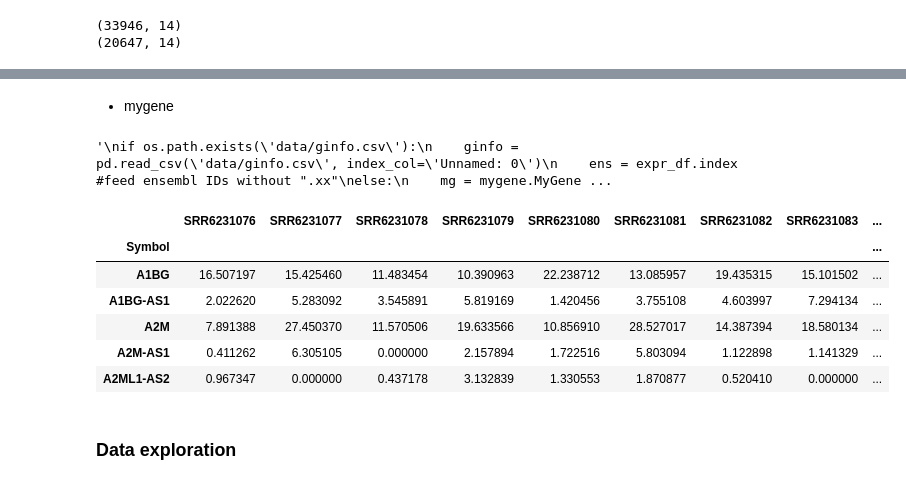
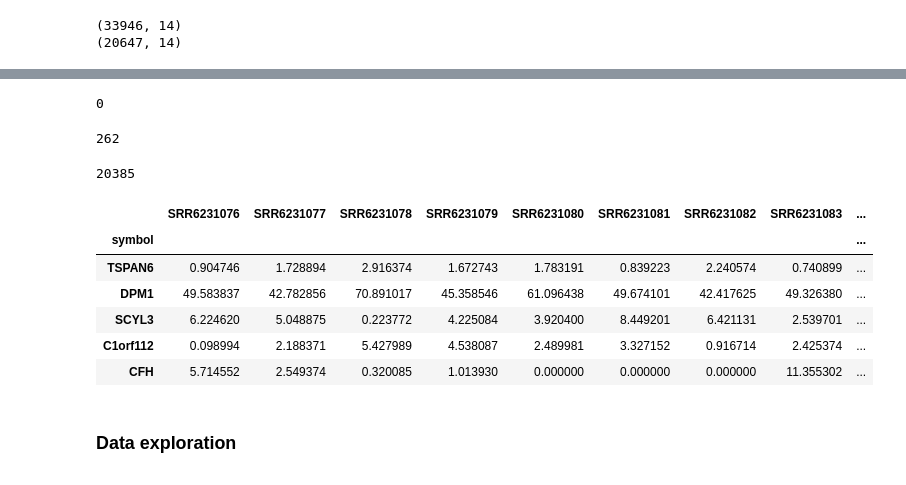
Before and after one commit to Jx-b/RNAseq, a Jupyter notebook: pipelines/4-CD.ipynb, the cells around one changed output, grey strips where cells are left out. Drawn from its saved outputs; the diff is of its cells as text; code cells hidden in the pictures.

Commit message:
updated ENSEMBL ID matching

```diff
--- a/pipelines/4-CD.ipynb
+++ b/pipelines/4-CD.ipynb
@@ -140,4 +96,0 @@ Wall time: 484 ms
-# %%
-#check the number of genes that were not matched to a symbol and drop them
-print(expr_df.loc[:,'Symbol'].isnull().sum())
-expr_df.dropna(subset=['Symbol'], inplace=True)
@@ -146,8 +96,0 @@ expr_df.dropna(subset=['Symbol'], inplace=True)
-# %%
-#remove genes with duplicate symbols
-expr_df.drop_duplicates(subset='Symbol', keep=False, inplace= True)
-# %%
-# use symbols as the index
-expr_df = expr_df.set_index('Symbol').sort_values(by='Symbol')
-print(expr_df.shape)
-expr_df.head()
@@ -163,8 +97,5 @@ expr_df.head()
-# %% [markdown]
-* mygene
 # %%
 #translate Ensembl ID's to gene symbol
-"""
 if os.path.exists('data/ginfo.csv'):
     ginfo = pd.read_csv('data/ginfo.csv', index_col='Unnamed: 0')
     ens = expr_df.index #feed ensembl IDs without ".xx"
@@ -173,6 +104,3 @@ else:
     ens = expr_df.index #feed ensembl IDs without ".xx"
     ginfo = mg.querymany(ens, scopes="ensembl.gene", fields="symbol", species="human", returnall=False, as_dataframe=True, df_index=False)
     ginfo.to_csv('data/ginfo.csv')
-"""
-# %% [output]
-'\nif os.path.exists(\'data/ginfo.csv\'):\n    ginfo = pd.read_csv(\'data/ginfo.csv\', index_col=\'Unnamed: 0\')\n    ens = expr_df.index #feed ensembl IDs without ".xx"\nelse:\n    mg = mygene.MyGene ...
@@ -181,16 +107,25 @@ else:
+# %%
+print(len(expr_df) - len(ginfo)) #check number of ENSEMBL IDs that matched to multiple symbols
+len(ginfo[ginfo.duplicated(subset="symbol", keep=False)]) #check number of ENSEMBL IDs that matched to the same symbol as another ENSEMBL ID
+# %% [output]
+0
+262
+# %%
+ginfo_cleaned = ginfo.drop_duplicates(subset=['query'], keep=False).drop_duplicates(subset=['symbol'], keep=False).dropna(subset=['symbol']).set_index('query')
+len(ginfo_cleaned)
+# %% [output]
+20385
 # %%
-#expr_df = expr_df.merge(ginfo.drop_duplicates(subset='symbol', keep=False).set_index('query'), #drop duplicates in "query" to avoid conflicts when merging
-#              left_index= True, right_index= True,
-#              how='inner').drop(['_id','_score', 'notfound'], axis =1).set_index('symbol')
+expr_df = expr_df.merge(ginfo_cleaned, left_index= True, right_index= True,how='inner').drop(['_id','_score', 'notfound'], axis =1).set_index('symbol')
 expr_df.head()
 # %% [output]
 |  | SRR6231076 | SRR6231077 | SRR6231078 | SRR6231079 | SRR6231080 | SRR6231081 | SRR6231082 | SRR6231083 | ... |
-| Symbol |  |  |  |  |  |  |  |  | ... |
-| A1BG | 16.507197 | 15.425460 | 11.483454 | 10.390963 | 22.238712 | 13.085957 | 19.435315 | 15.101502 | ... |
-| A1BG-AS1 | 2.022620 | 5.283092 | 3.545891 | 5.819169 | 1.420456 | 3.755108 | 4.603997 | 7.294134 | ... |
-| A2M | 7.891388 | 27.450370 | 11.570506 | 19.633566 | 10.856910 | 28.527017 | 14.387394 | 18.580134 | ... |
-| A2M-AS1 | 0.411262 | 6.305105 | 0.000000 | 2.157894 | 1.722516 | 5.803094 | 1.122898 | 1.141329 | ... |
-| A2ML1-AS2 | 0.967347 | 0.000000 | 0.437178 | 3.132839 | 1.330553 | 1.870877 | 0.520410 | 0.000000 | ... |
+| symbol |  |  |  |  |  |  |  |  | ... |
+| TSPAN6 | 0.904746 | 1.728894 | 2.916374 | 1.672743 | 1.783191 | 0.839223 | 2.240574 | 0.740899 | ... |
+| DPM1 | 49.583837 | 42.782856 | 70.891017 | 45.358546 | 61.096438 | 49.674101 | 42.417625 | 49.326380 | ... |
+| SCYL3 | 6.224620 | 5.048875 | 0.223772 | 4.225084 | 3.920400 | 8.449201 | 6.421131 | 2.539701 | ... |
+| C1orf112 | 0.098994 | 2.188371 | 5.427989 | 4.538087 | 2.489981 | 3.327152 | 0.916714 | 2.425374 | ... |
+| CFH | 5.714552 | 2.549374 | 0.320085 | 1.013930 | 0.000000 | 0.000000 | 0.000000 | 11.355302 | ... |
 # %% [markdown]
 ### Data exploration
 # %% [markdown]
```
Also changed, not shown: parts of 20 cells of this notebook, 3 other files.
